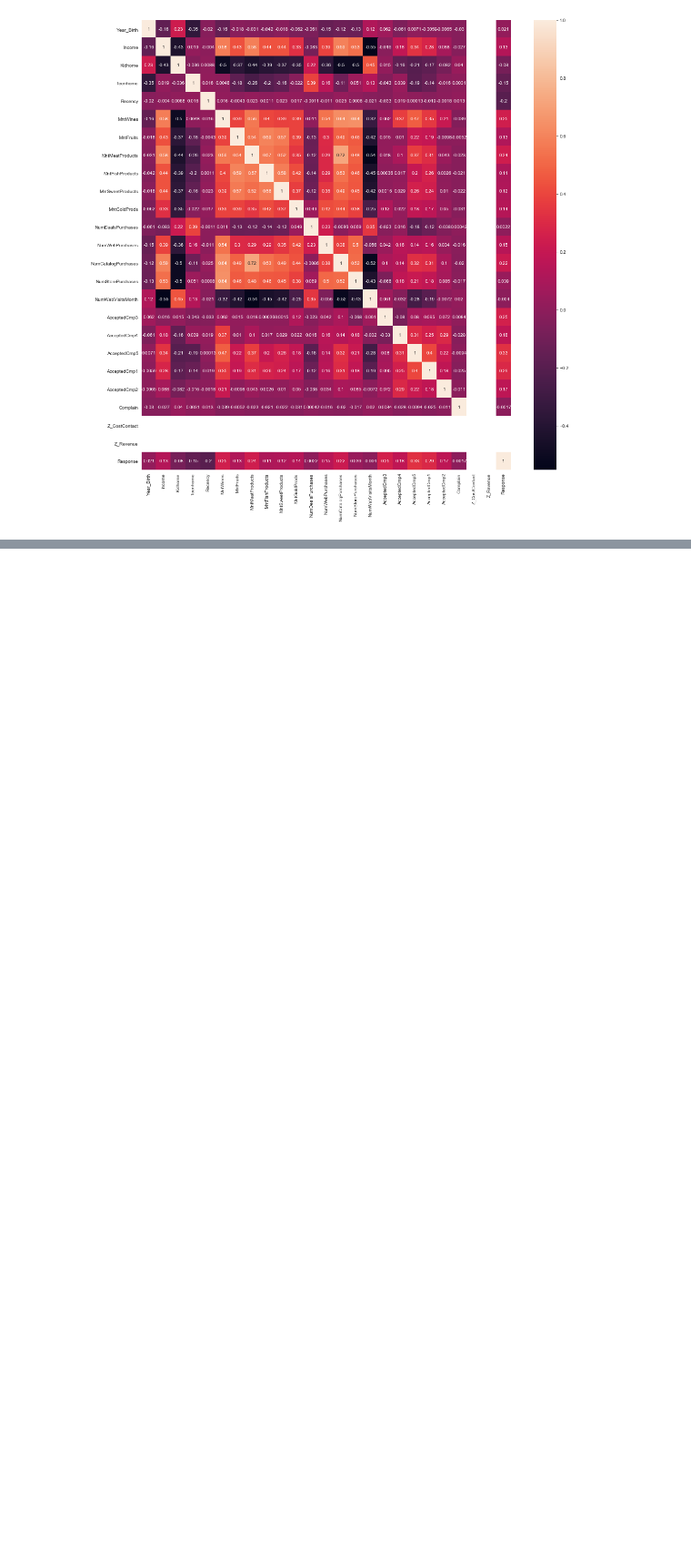
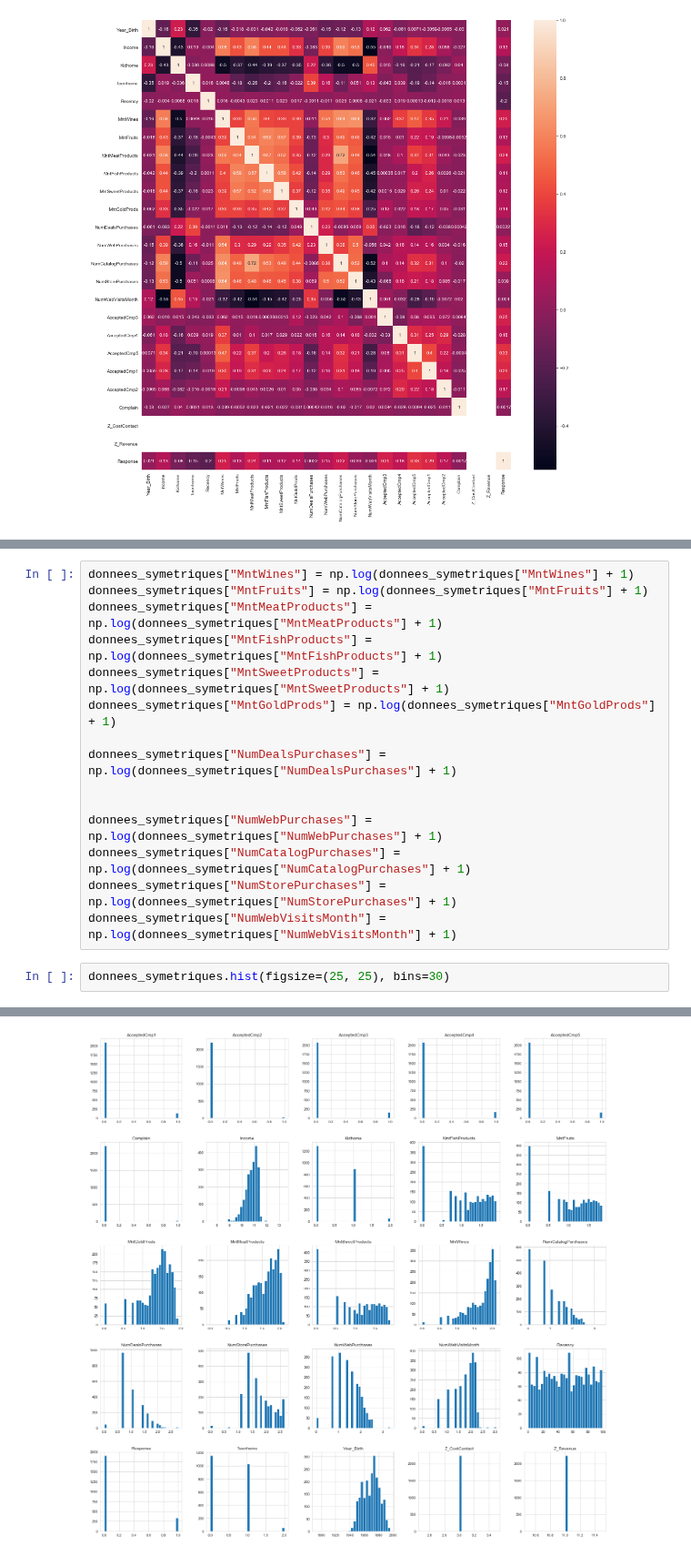
Before and after one commit to Ab2nour/customer-base-analysis, a Jupyter notebook: presentation.ipynb, the cells around one changed output, grey strips where cells are left out. Shown at 91% size. Cells and saved outputs as stored; diff of their text form; blank space fills up the shorter version.

```diff
--- a/presentation.ipynb
+++ b/presentation.ipynb
@@ -166,0 +185,18 @@ sns.heatmap(df.corr(), annot=True)
+# %%
+donnees_symetriques["MntWines"] = np.log(donnees_symetriques["MntWines"] + 1)
+donnees_symetriques["MntFruits"] = np.log(donnees_symetriques["MntFruits"] + 1)
+donnees_symetriques["MntMeatProducts"] = np.log(donnees_symetriques["MntMeatProducts"] + 1)
+donnees_symetriques["MntFishProducts"] = np.log(donnees_symetriques["MntFishProducts"] + 1)
+donnees_symetriques["MntSweetProducts"] = np.log(donnees_symetriques["MntSweetProducts"] + 1)
+donnees_symetriques["MntGoldProds"] = np.log(donnees_symetriques["MntGoldProds"] + 1)
+
+donnees_symetriques["NumDealsPurchases"] = np.log(donnees_symetriques["NumDealsPurchases"] + 1)
+
+
+donnees_symetriques["NumWebPurchases"] = np.log(donnees_symetriques["NumWebPurchases"] + 1)
+donnees_symetriques["NumCatalogPurchases"] = np.log(donnees_symetriques["NumCatalogPurchases"] + 1)
+donnees_symetriques["NumStorePurchases"] = np.log(donnees_symetriques["NumStorePurchases"] + 1)
+donnees_symetriques["NumWebVisitsMonth"] = np.log(donnees_symetriques["NumWebVisitsMonth"] + 1)
+# %%
+donnees_symetriques.hist(figsize=(25, 25), bins=30)
+# %% [output]
@@ -166,0 +220 @@ sns.heatmap(df.corr(), annot=True)
+[figure, added]
```
Also changed, not shown: parts of 10 cells of this notebook.
